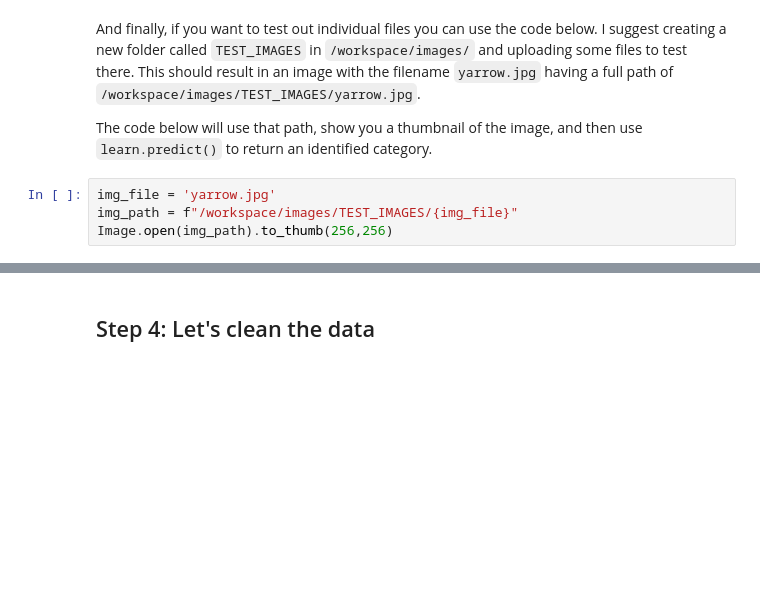
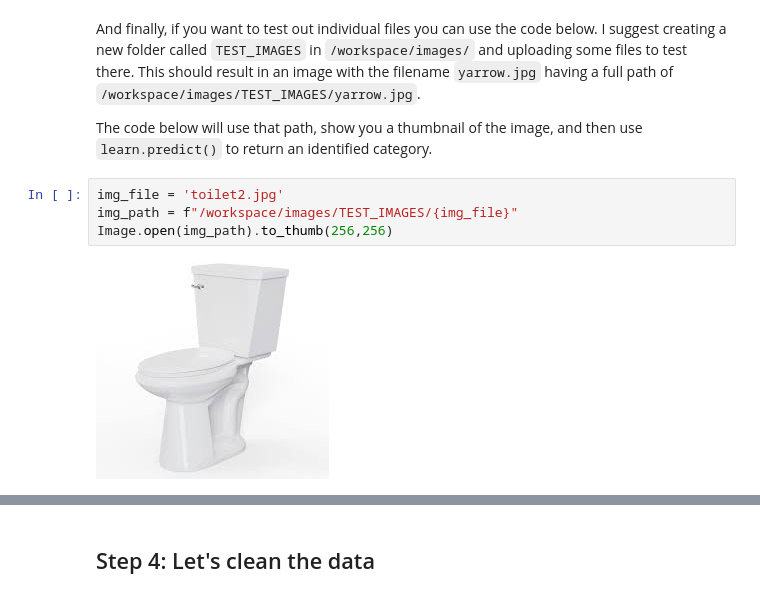
Before and after one commit to CapeKiller/indigigenius-valdez.aicode.camp, a Jupyter notebook: 02-deep-learning-computer-vision/notebooks/4 - Day Four - Training A Model With Collected Data/model00-computer-vision-trainer.ipynb, the cells around one changed output, grey strips where cells are left out. Drawn from its saved outputs; the diff is of its cells as text; blank space fills up the shorter version.

```diff
--- a/02-deep-learning-computer-vision/notebooks/4 - Day Four - Training A Model With Collected Data/model00-computer-vision-trainer.ipynb
+++ b/02-deep-learning-computer-vision/notebooks/4 - Day Four - Training A Model With Collected Data/model00-computer-vision-trainer.ipynb
@@ -342,9 +344,11 @@ And finally, if you want to test out individual files you can use the code below
 
 The code below will use that path, show you a thumbnail of the image, and then use `learn.predict()` to return an identified category.
 # %%
-img_file = 'yarrow.jpg'
+img_file = 'toilet2.jpg'
 img_path = f"/workspace/images/TEST_IMAGES/{img_file}"
 Image.open(img_path).to_thumb(256,256)
+# %% [output]
+[figure, added]
 # %%
 category,_,probs = learn.predict(PILImage.create(img_path))
 print(f"This is a: {category}.")
```
Also changed, not shown: parts of 11 cells of this notebook, 1 other file.
